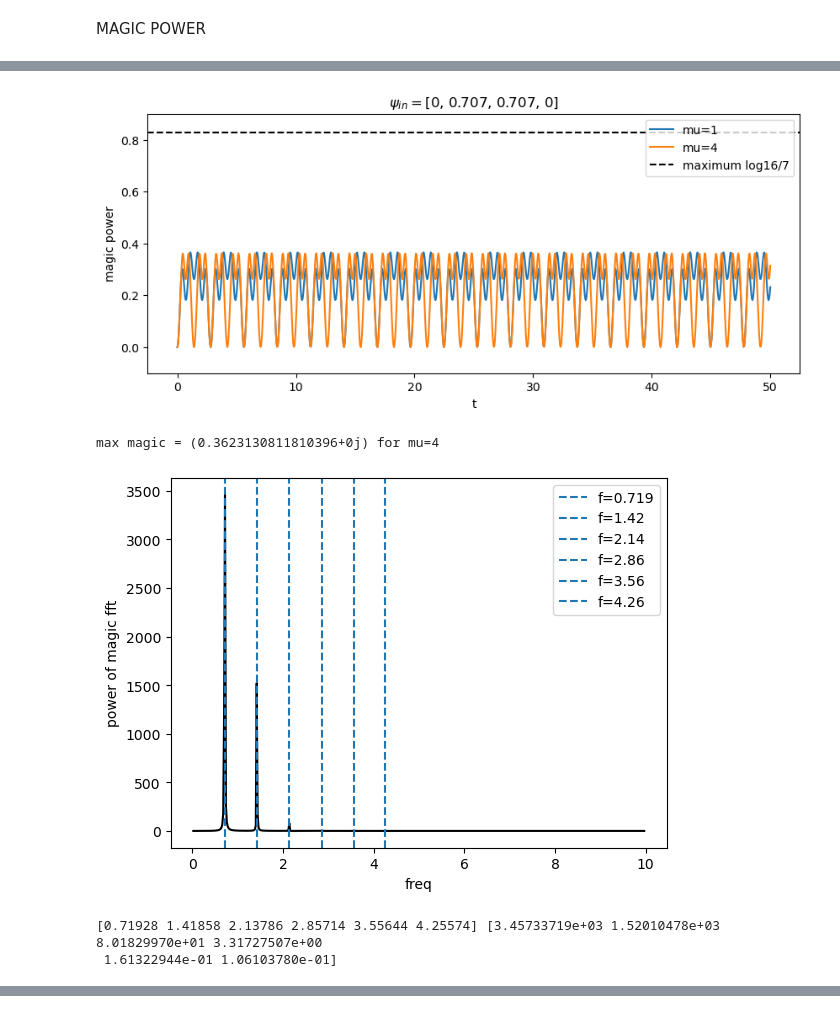
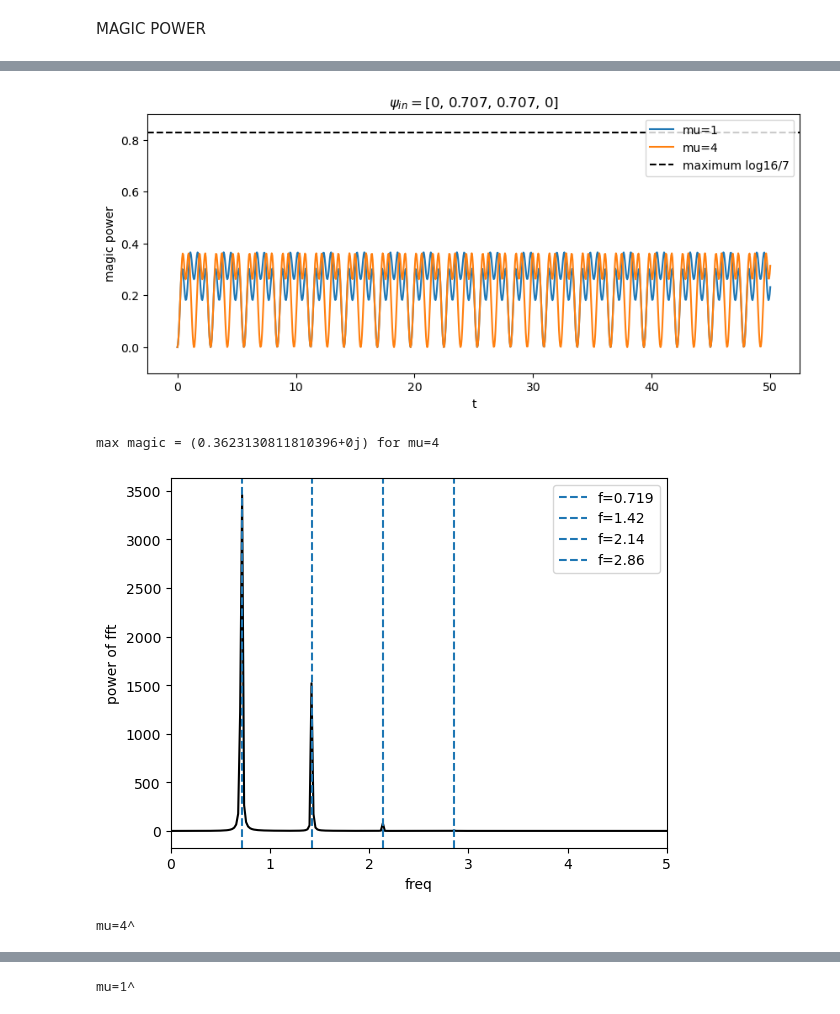
Before and after one commit to annabirke/Honours_entangle_magic, a Jupyter notebook: entanglement_magic_power_sum_stabiliser_states.ipynb, the cells around one changed output, grey strips where cells are left out. Saved outputs shown, nothing was run; the diff lists cells and outputs as text; code cells hidden in the pictures.

```diff
--- a/entanglement_magic_power_sum_stabiliser_states.ipynb
+++ b/entanglement_magic_power_sum_stabiliser_states.ipynb
@@ -294,44 +407,22 @@ def Mpower(mu_list,t_list,psiin):
-# %%
-#fourier analysis
-def fourier(t_list,signal):
-    dt=t_list[1]-t_list[0]
-    fft_magic=np.fft.fft(signal) # could add dtype float to np array so that ensured real numbers
-    freq=np.fft.fftfreq(len(signal),d=dt)
-
-    #only positive frequencies
-    mask=freq>0
-    freq=freq[mask]
-    fft_magic=fft_magic[mask]
-    power=np.abs(fft_magic)**2
-
-    plt.plot(freq,power,'k')
-    plt.xlabel('freq')
-    plt.ylabel('power of magic fft')
-    # plt.yscale('log')
-
-    #find peaks
-    peaks, _ = find_peaks(power,height=0.1)
-    # print(peaks.shape)
-    for i in range(len(peaks)):
-        plt.axvline(x=freq[peaks[i]],ls='--',label=f'f={freq[peaks[i]]:.3g}')
-    plt.legend()
-    plt.show()
-    return freq[peaks],power[peaks]
 # %%
 a=1
 mu_list=np.array([1,4])
 t_list=np.linspace(0,50,1000)
 
 psiin=np.array([0,1/np.sqrt(2),1/np.sqrt(2),0]) # basis LL LR RL RR
 magic_list_mu=Mpower(mu_list,t_list,psiin)
 print(f'max magic = {np.max(magic_list_mu[1,:])} for mu={mu_list[1]}')
 
 signal=magic_list_mu[1,:]
-(freqs,peaks)=fourier(t_list,signal)
+(freqs,peaks)=fourier(t_list,signal,[0,5])
+print('mu=4^')
 # print(freqs,peaks)
+
+signal=magic_list_mu[0,:]
+(freqs,peaks)=fourier(t_list,signal,[0,5])
+print('mu=1^')
 # %% [output]
 [figure]
 max magic = (0.3623130811810396+0j) for mu=4
-[figure, old version]
+[figure, new version]
-[0.71928 1.41858 2.13786 2.85714 3.55644 4.25574] [3.45733719e+03 1.52010478e+03 8.01829970e+01 3.31727507e+00
- 1.61322944e-01 1.06103780e-01]
+mu=4^
@@ -337,0 +430 @@ max magic = (0.3623130811810396+0j) for mu=4
+mu=1^
```
Also changed, not shown: parts of 17 cells of this notebook, 1 other file.
